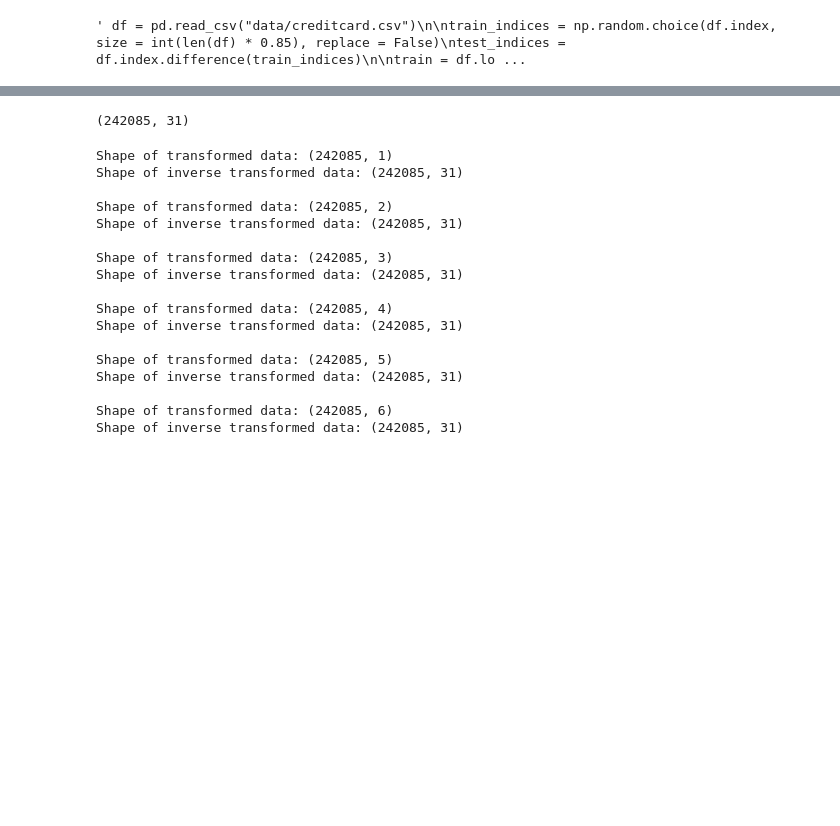
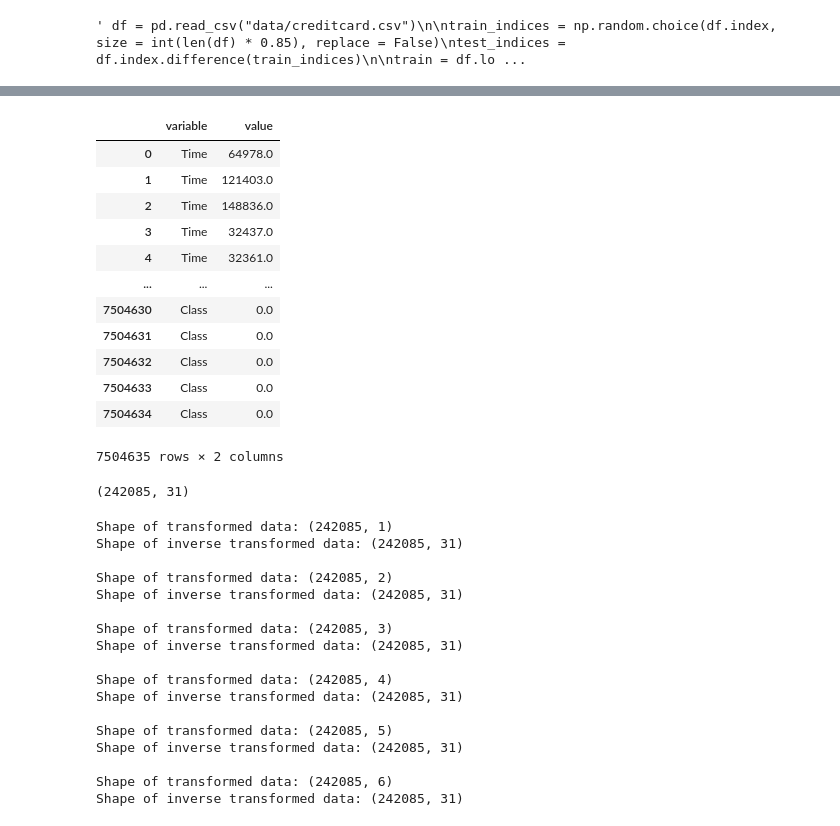
Before and after one commit to nitishkthakur/AnomalyDetectionPCA, a Jupyter notebook: rough.ipynb, the cells around one changed output, grey strips where cells are left out. Drawn from its saved outputs; the diff is of its cells as text; code cells hidden in the pictures; blank space fills up the shorter version.

```diff
--- a/rough.ipynb
+++ b/rough.ipynb
@@ -40,6 +50,22 @@ df.describe().T
 | V28 | 242085.0 | 0.000176 | 0.329667 | -15.430084 | -0.052808 | 0.011255 | 0.078112 | 33.847808 |
 | Amount | 242085.0 | 88.299489 | 248.550920 | 0.000000 | 5.640000 | 22.000000 | 77.000000 | 25691.160000 |
 | Class | 242085.0 | 0.001768 | 0.042010 | 0.000000 | 0.000000 | 0.000000 | 0.000000 | 1.000000 |
+# %%
+pd.melt(df)
+# %% [output]
+|  | variable | value |
+| 0 | Time | 64978.0 |
+| 1 | Time | 121403.0 |
+| 2 | Time | 148836.0 |
+| 3 | Time | 32437.0 |
+| 4 | Time | 32361.0 |
+| ... | ... | ... |
+| 7504630 | Class | 0.0 |
+| 7504631 | Class | 0.0 |
+| 7504632 | Class | 0.0 |
+| 7504633 | Class | 0.0 |
+| 7504634 | Class | 0.0 |
+7504635 rows × 2 columns
 # %%
 df.shape
 # %% [output]
```
Also changed, not shown: parts of 6 cells of this notebook, 1 other file.
